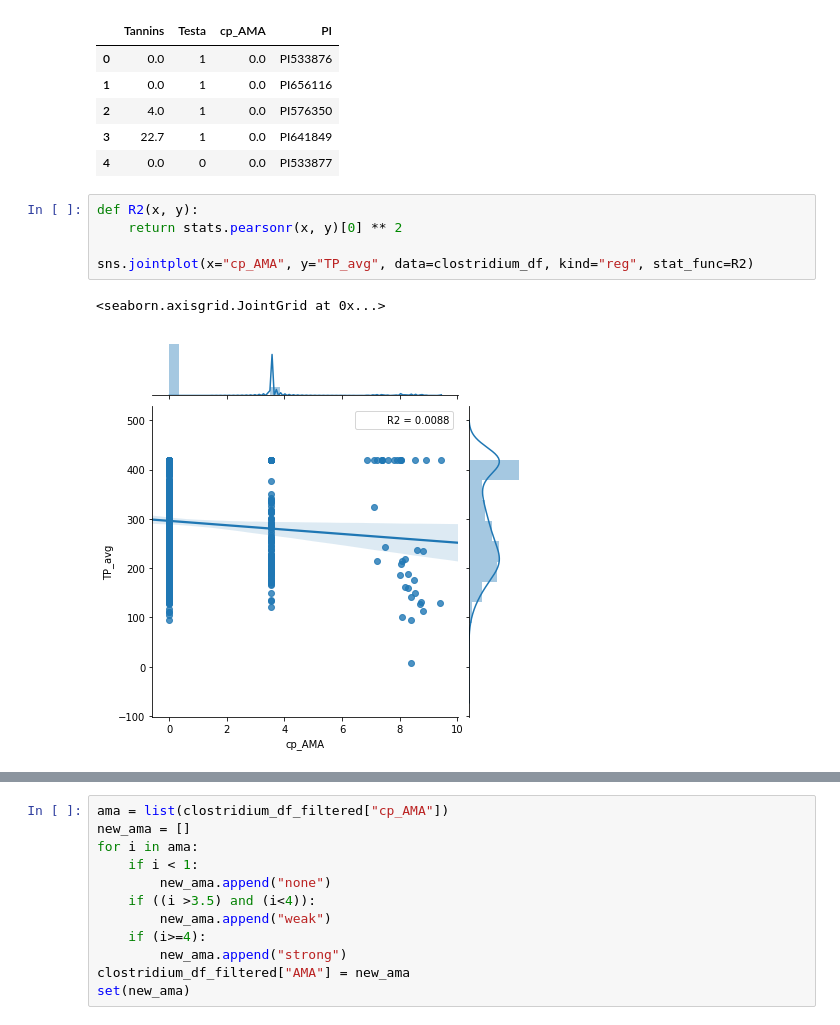
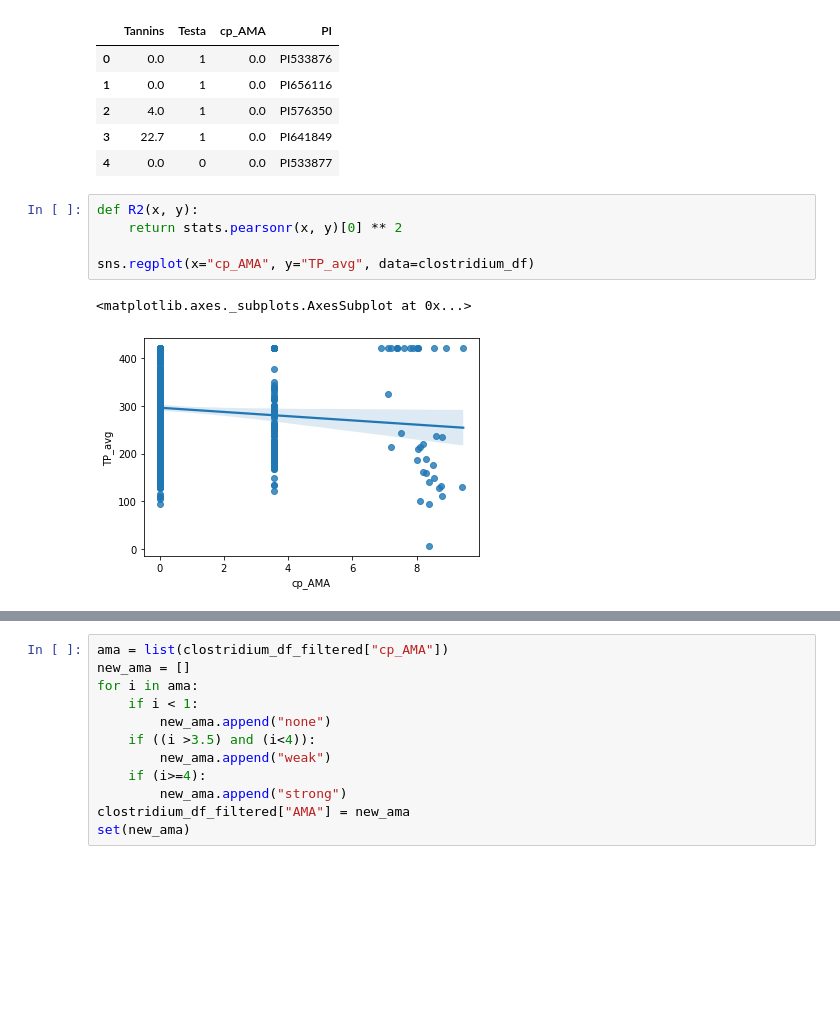
Before and after one commit to lkshiel/ACRE, a Jupyter notebook: notebooks/ACRE1.ipynb, the cells around one changed output, grey strips where cells are left out. Drawn from its saved outputs; the diff is of its cells as text; blank space fills up the shorter version.

```diff
--- a/notebooks/ACRE1.ipynb
+++ b/notebooks/ACRE1.ipynb
@@ -46,8 +44,8 @@ clostridium_df_filtered.head()
 # %%
 def R2(x, y):
     return stats.pearsonr(x, y)[0] ** 2
 
-sns.jointplot(x="cp_AMA", y="TP_avg", data=clostridium_df, kind="reg", stat_func=R2)
+sns.regplot(x="cp_AMA", y="TP_avg", data=clostridium_df)
 # %% [output]
-<seaborn.axisgrid.JointGrid at 0x...>
+<matplotlib.axes._subplots.AxesSubplot at 0x...>
-[figure, old version]
+[figure, new version]
```
Also changed, not shown: parts of 38 cells of this notebook, 2 other files.
